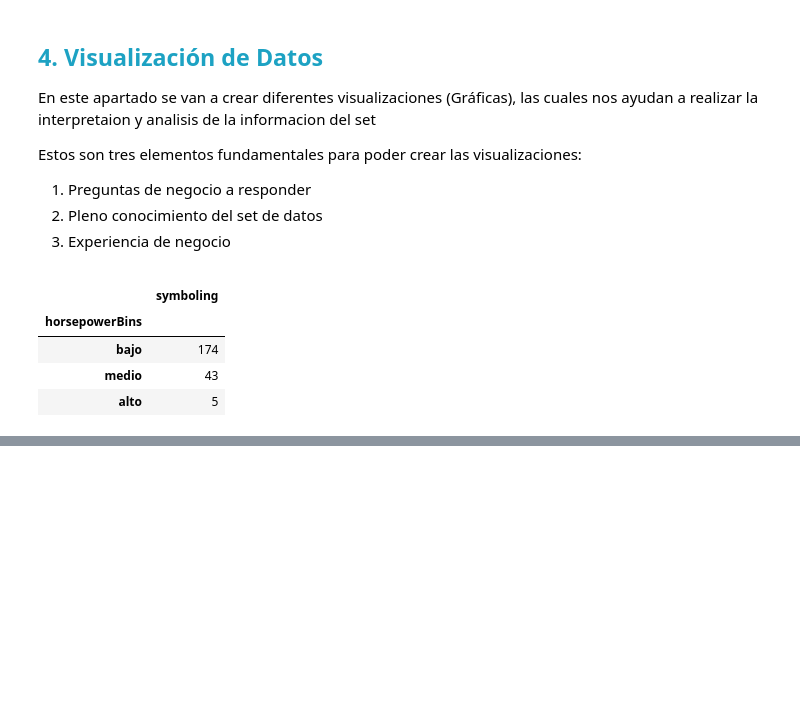
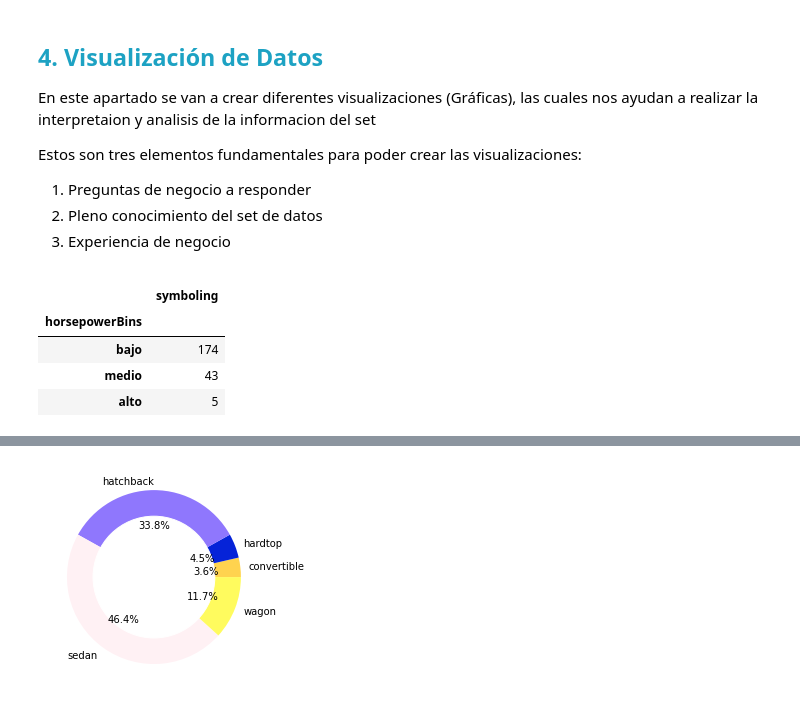
Before and after one commit to poll-avila-21/03C2022_DA, a Jupyter notebook: EDA_AUTOS_EC2022.ipynb, the cells around one changed output, grey strips where cells are left out. Drawn from its saved outputs; the diff is of its cells as text; code cells hidden in the pictures; blank space fills up the shorter version.

```diff
--- a/EDA_AUTOS_EC2022.ipynb
+++ b/EDA_AUTOS_EC2022.ipynb
@@ -714,0 +757,6 @@ dfAutos
+# %%
+#Se agrupan los datos por categoria
+gf3 = dfAutos.groupby(['style']).count()
+# se extrae el indice y la primera colmuna con datos
+gf3 = gf3.iloc[:,:1]
+gf3
@@ -714,0 +771,13 @@ dfAutos
+# %%
+names = gf3.index.tolist()
+style = gf3['symboling'].tolist()
+
+my_circle = plt.Circle((0,0) , 0.7 , color = "white")
+plt.pie(style, labels = names, autopct = "%1.1f%%" , colors = ["#FFD34F" , "#0623D8" , "#8F77FD" , "#FFF1F4" , "#FFFB5E"])
+
+p = plt.gcf()
+p.gca().add_artist(my_circle)
+
+plt.show()
+# %% [output]
+[figure, added]
```
Also changed, not shown: parts of 8 cells of this notebook.
